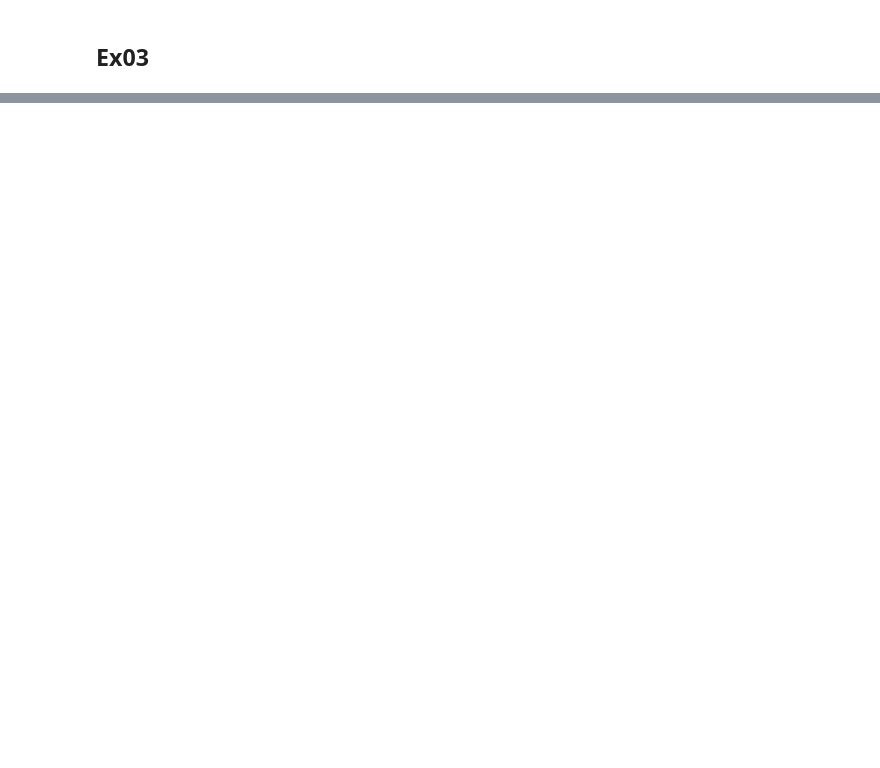
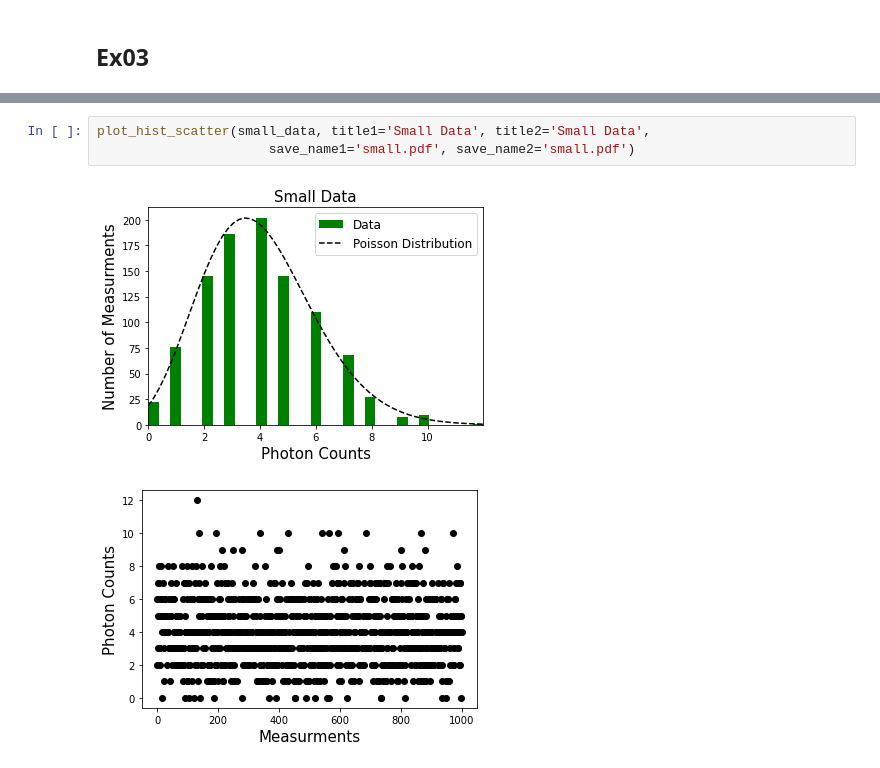
Before and after one commit to afinemax/AST326, a Jupyter notebook: lab01/ex02-03.ipynb, the cells around one changed output, grey strips where cells are left out. Cells and saved outputs as stored; diff of their text form; blank space fills up the shorter version.

```diff
--- a/lab01/ex02-03.ipynb
+++ b/lab01/ex02-03.ipynb
@@ -77 +131,7 @@ what is a good value? how do we justify this?
+# %%
+plot_hist_scatter(small_data, title1='Small Data', title2='Small Data',
+                      save_name1='small.pdf', save_name2='small.pdf')
+# %% [output]
+[figure, added]
+[figure, added]
 # %%
```
Also changed, not shown: parts of 6 cells of this notebook, 7 other files.
